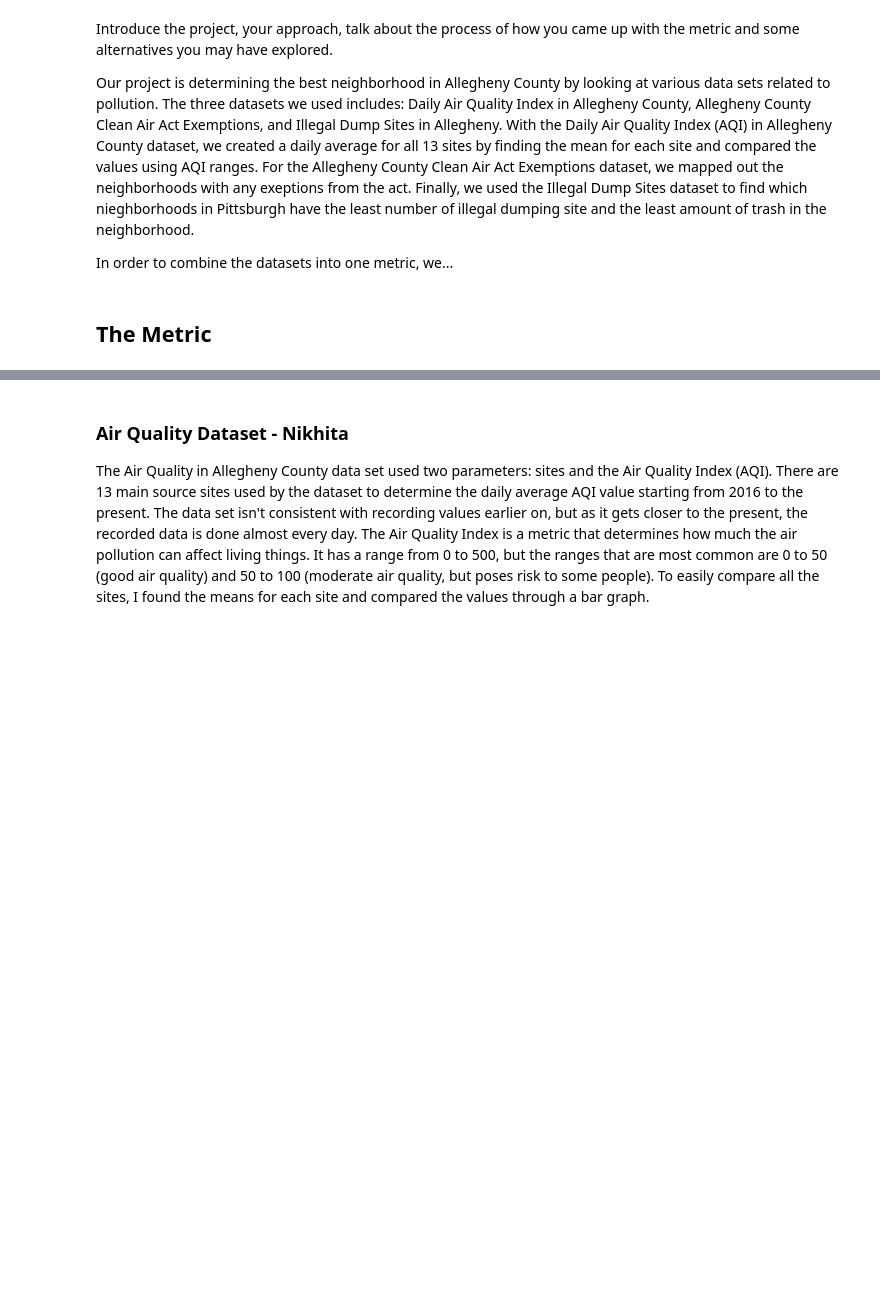
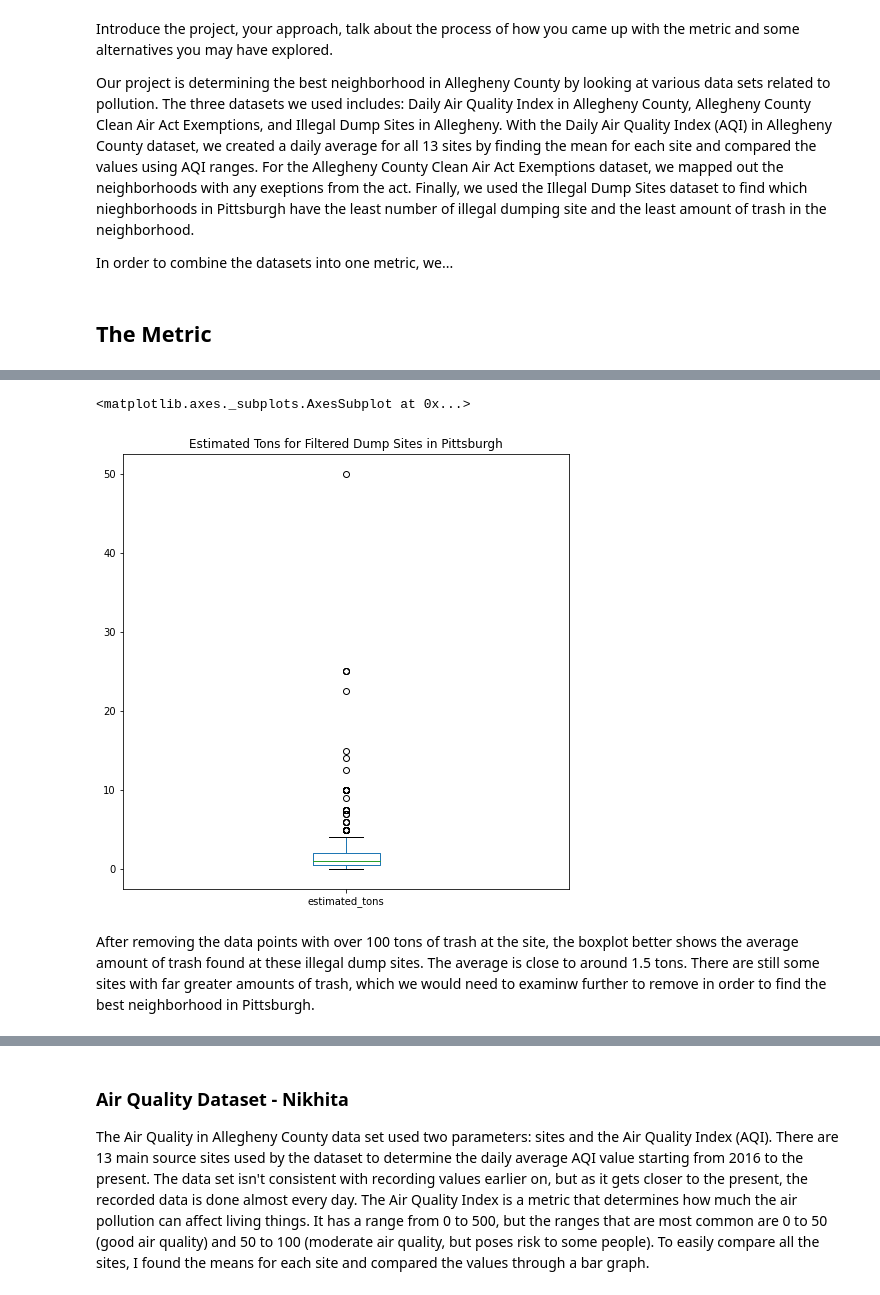
Before and after one commit to nikhitavys/Big-Ideas-Final-Project, a Jupyter notebook: Final-Report.ipynb, the cells around one changed output, grey strips where cells are left out. Cells and saved outputs as stored; diff of their text form; code cells hidden in the pictures; blank space fills up the shorter version.

```diff
--- a/Final-Report.ipynb
+++ b/Final-Report.ipynb
@@ -13,0 +152,9 @@ In order to combine the datasets into one metric, we...
+# %%
+filtered_ds = pitt[pitt['estimated_tons']<100]
+# %%
+filtered_ds['estimated_tons'].plot.box(title="Estimated Tons for Filtered Dump Sites in Pittsburgh", figsize =(8,8))
+# %% [output]
+<matplotlib.axes._subplots.AxesSubplot at 0x...>
+[figure, added]
+# %% [markdown]
+After removing the data points with over 100 tons of trash at the site, the boxplot better shows the average amount of trash found at these illegal dump sites. The average is close to around 1.5 tons. There are still some sites with far greater amounts of trash, which we would need to examinw further to remove in order to find the best neighborhood in Pittsburgh.
```
Also changed, not shown: parts of 29 cells of this notebook.
